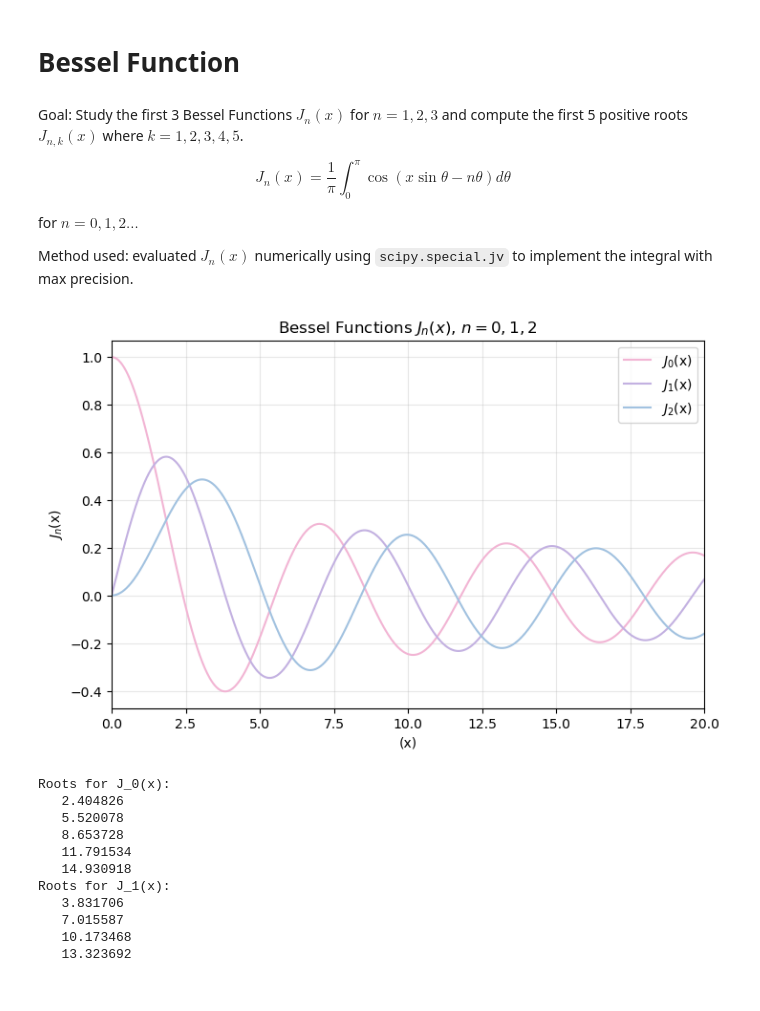
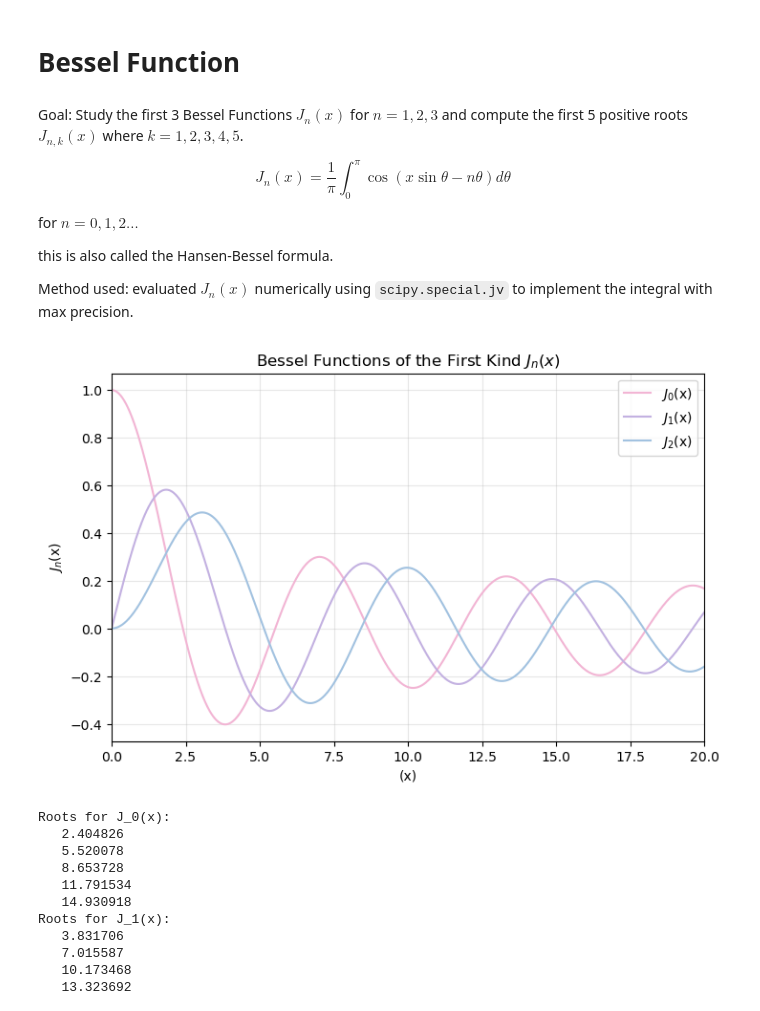
Before and after one commit to lilyminguyen/CS-323E-Projects, a Jupyter notebook: P2 - Bessel Functions/Bessel_Functions.ipynb, the cells around one changed output. Saved outputs shown, nothing was run; the diff lists cells and outputs as text; code cells hidden in the pictures.

```diff
--- a/P2 - Bessel Functions/Bessel_Functions.ipynb
+++ b/P2 - Bessel Functions/Bessel_Functions.ipynb
@@ -13,32 +13,34 @@ $$J_n(x)=\frac{1}{\pi}\int_0^\pi \cos(x\sin\theta-n\theta)d\theta$$
 
 for $n=0,1,2\dots$
 
+this is also called the Hansen-Bessel formula.
+
 Method used: evaluated $J_n(x)$ numerically using `scipy.special.jv` to implement the integral with max precision.
 # %%
 # define bessen function of order n
 def J_n(x, n):
     return jv(n, x)
 
 # plot J0(x), J1(x), J2(x) from x=0 to x=20
 
 # range and orders
 x = np.linspace(0, 20, 1000)
 n = [0, 1, 2]
 
 cute_colors = ['#F2B5D4', '#C3B1E1', '#A2C2E0']
 
 plt.figure(figsize=(8,5))
 for i in range(len(n)):
     plt.plot(x, J_n(x, n[i]), color=cute_colors[i], label=f'$J_{n[i]}$(x)')
 plt.xlim(0,20)
 plt.xlabel('(x)')
 plt.ylabel('$J_n$(x)')
-plt.title('Bessel Functions $J_n(x)$, $n=0,1,2$')
+plt.title('Bessel Functions of the First Kind $J_n(x)$')
 plt.legend()
 plt.grid(alpha=0.3)
 plt.show()
 # %% [output]
-[figure, old version]
+[figure, new version]
 # %%
 # use fsolve to find the exact roots numerically                                                                                                                                                                                                          ']
 guesses = {
```
Also changed, not shown: parts of 1 cell of this notebook.
